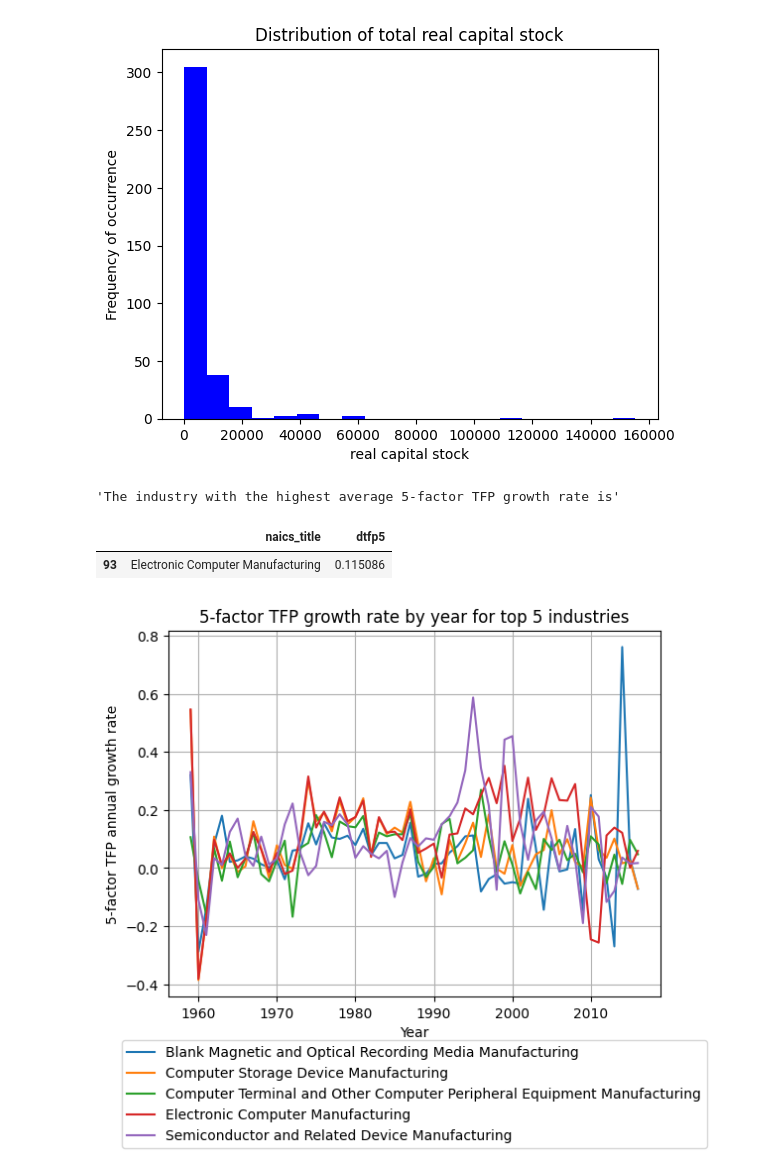
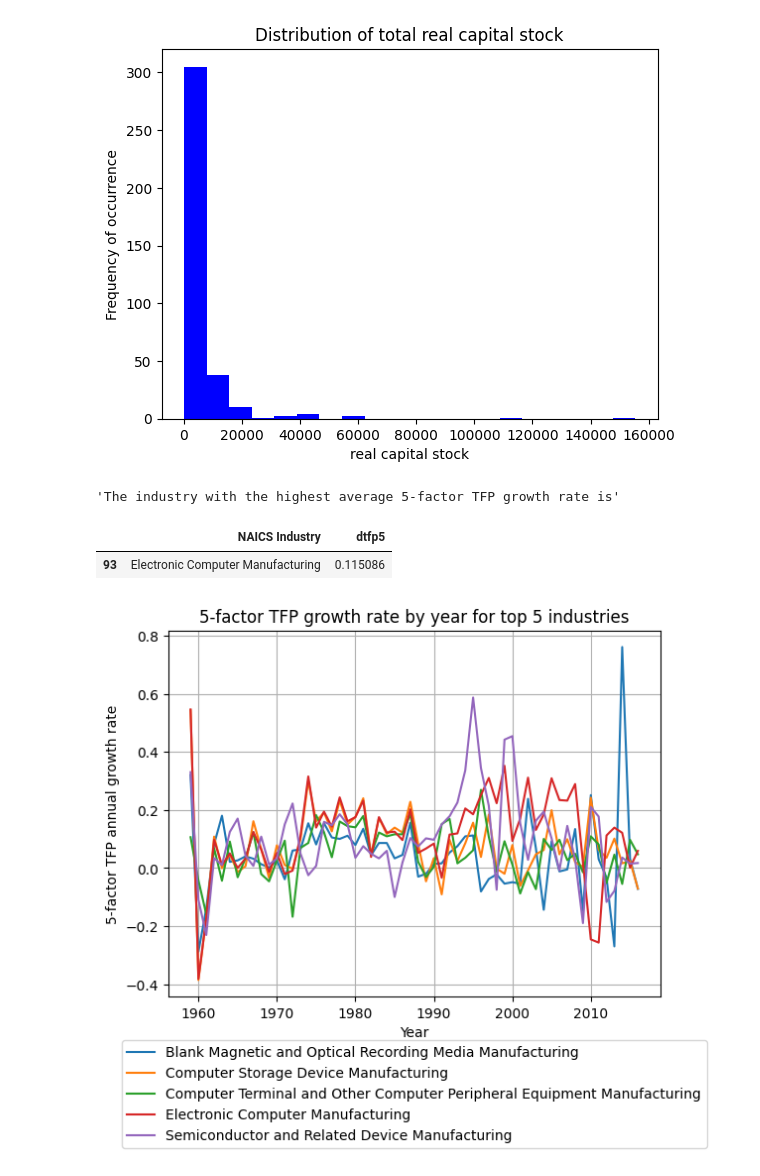
Before and after one commit to DanielKim0208/Data_driven, a Jupyter notebook: midterm/midterm_part 2.ipynb, the cells around one changed output. Saved outputs shown, nothing was run; the diff lists cells and outputs as text; code cells hidden in the pictures.

```diff
--- a/midterm/midterm.ipynb
+++ b/midterm/midterm_part 2.ipynb
@@ -267,18 +145,19 @@ Text(0.5, 1.0, 'Distribution of total real capital stock')
 [figure]
 # %%
 #Question 2.11
-#filtered_df = df[df['dtfp5'].notnull()]
-#df11 = filtered_df[df.groupby('naics_title')['naics_title'].transform('count')>=20]
 filtered_df = df[df['dtfp5'].notnull()]
-df11 = filtered_df[filtered_df.groupby('naics_title')['dtfp5'].transform('count') >= 20]
-df11 = df11.groupby('naics_title').mean()
+df11 = filtered_df[filtered_df.groupby('NAICS Industry')['dtfp5'].transform('count') >= 20]
+#filtering
+#I did this by ommiting all rows where dtfp5 was null
+#and counting how many industries had more than 20 observations
+df11 = df11.groupby('NAICS Industry').mean()
 df11.reset_index(inplace=True)
-df11 = df11[['naics_title', 'dtfp5']]
+df11 = df11[['NAICS Industry', 'dtfp5']]
 df11 = df11.sort_values(by=['dtfp5'], ascending=False)
 display('The industry with the highest average 5-factor TFP growth rate is', df11.head(1))
 # %% [output]
 'The industry with the highest average 5-factor TFP growth rate is'
-|  | naics_title | dtfp5 |
+|  | NAICS Industry | dtfp5 |
 | 93 | Electronic Computer Manufacturing | 0.115086 |
 # %%
 #Question 2.12
```
Also changed, not shown: parts of 21 cells of this notebook, 1 other file.
